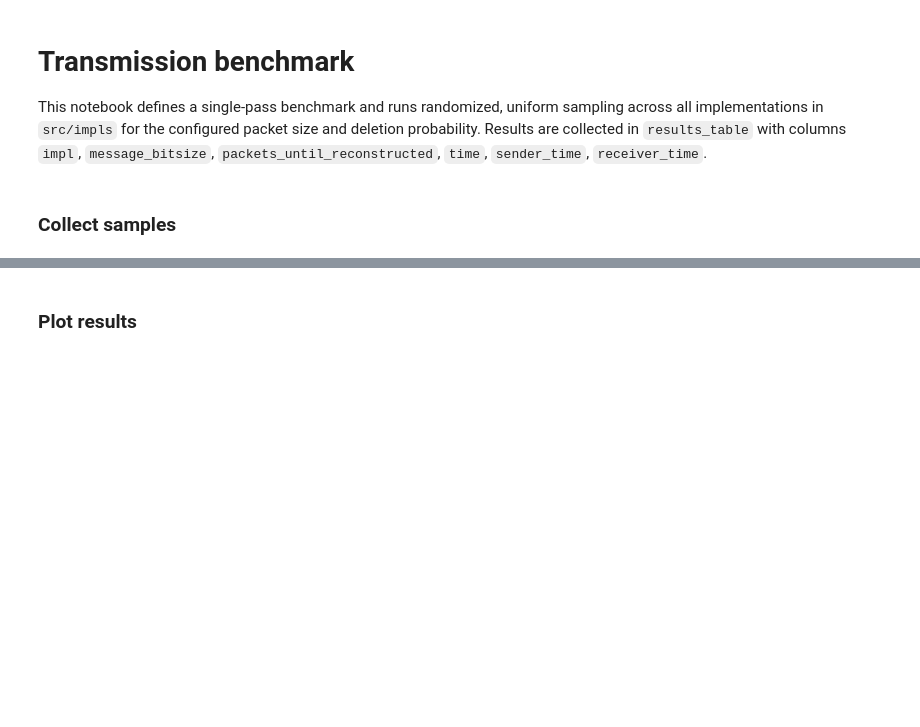
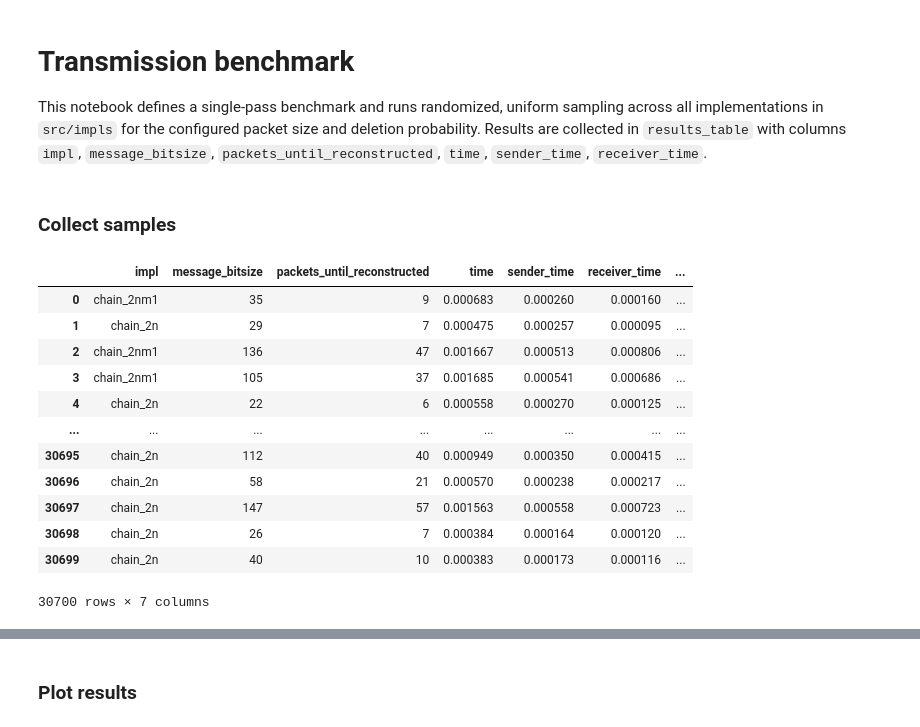
Before and after one commit to Senopiece/bottleneck_transmission, a Jupyter notebook: src/main.ipynb, the cells around one changed output, grey strips where cells are left out. Drawn from its saved outputs; the diff is of its cells as text; code cells hidden in the pictures; blank space fills up the shorter version.

Commit message:
switch to gilbert-eliot, impl expected_packets_until_reconstructed for lt

```diff
--- a/src/main.ipynb
+++ b/src/main.ipynb
@@ -6,7 +6,7 @@ This notebook defines a single-pass benchmark and runs randomized, uniform sampl
 ### Collect samples
 # %%
 import importlib
-from random import randint
+from typing import Tuple
 from joblib import Parallel, delayed
 import math
 import time
@@ -22,7 +22,7 @@ from impls._interface import Config, Deletion, Protocol
 # Config
 # -----------------------------
 packet_bitsize = 5
-DELETION_PROB = 0.01
+GILBERT_ELIOTT = (0.01, 0.99, 1.0, 0.0)  # P(G->B), P(B->G), P(1 | G), P(1 | B)
 SAMPLING_DENSITY = 100.0
 CHUNK_SIZE = 100  # "emit an event every 100 samples" -> one task per 100
 N_WORKERS = -1  # -1 = use all cores; or set int like 8
@@ -35,9 +35,11 @@ def benchmark_single_pass(
     name: str,
     message_bitsize: int,
     protocol: Protocol,
+    gilbert_eliott_k: Tuple[float, float, float, float],  # pGB, pBG, pG, pB
     max_iters: int = 10000,
-    deletion_prob: float = 0.1,
 ):
+    pGB, pBG, pG, pB = gilbert_eliott_k
+
     start_time = time.perf_counter()
     sender_time = 0.0
     receiver_time = 0.0
@@ -65,19 +67,17 @@ def benchmark_single_pass(
     packets_until_reconstructed = 0
 
     try:
-        # Simulate unknown start
-        for _ in range(randint(1, 100)):
-            next_sample()
-
-        # Simulate transmission with deletions
+        # Simulate transmission with skips
         prev_was_deletion = True
         t = time.perf_counter()
         progress = next(estimator)
         receiver_time += time.perf_counter() - t
+        is_in_good_state = False
         while True:
             packet = next_sample()
 
-            if np.random.rand() < deletion_prob:
+            obs_p = pG if is_in_good_state else pB
+            if np.random.rand() > obs_p:
                 if not prev_was_deletion:
                     t = time.perf_counter()
                     progress = estimator.send(Deletion)
@@ -88,6 +88,11 @@ def benchmark_single_pass(
                 progress = estimator.send(packet)
                 receiver_time += time.perf_counter() - t
                 prev_was_deletion = False
+
+            trans_p = pGB if is_in_good_state else pBG
+
+            if np.random.rand() < trans_p:
+                is_in_good_state = not is_in_good_state
 
             packets_until_reconstructed += 1
             if packets_until_reconstructed > max_iters:
@@ -114,7 +119,7 @@ def benchmark_single_pass(
             total_time,
             sender_time,
             receiver_time,
-            is_correct,
+            0.0 if is_correct else 1.0,
         )
 
     raise RuntimeError("Unreachable")
@@ -196,34 +201,69 @@ def run_chunk(n_in_chunk: int, seed: int, impl_specs_local):
                 impl_name,
                 message_bitsize,
                 protocol,
-                deletion_prob=DELETION_PROB,
+                GILBERT_ELIOTT,
             )
         )
         rows.append(
             [
                 impl_name,
                 message_bitsize,
                 packets,
                 total_time,
                 sender_time,
                 receiver_time,
                 is_correct,
             ]
         )
 
     return rows
 
 
 # -----------------------------
 # Launch: tqdm advances once per finished chunk
 # -----------------------------
 
 # Make task sizes: mostly CHUNK_SIZE, last one smaller
 task_sizes = [CHUNK_SIZE] * (n_tasks - 1) + [samples - CHUNK_SIZE * (n_tasks - 1)]
 seeds = np.random.SeedSequence(12345).spawn(n_tasks)  # reproducible-ish across runs
 
 
 results_chunks = Parallel(n_jobs=N_WORKERS, prefer="processes")(
     delayed(run_chunk)(task_sizes[i], int(seeds[i].generate_state(1)[0]), impl_specs)
     for i in tqdm(range(n_tasks), desc="Benchmarking", total=n_tasks)
 )
+
+# -----------------------------
+# Collect into pd data frame
+# -----------------------------
+
+all_rows = [row for chunk in results_chunks for row in chunk]
+
+results_table = pd.DataFrame(
+    all_rows,
+    columns=[
+        "impl",
+        "message_bitsize",
+        "packets_until_reconstructed",
+        "time",
+        "sender_time",
+        "receiver_time",
+        "is_incorrect_reconstruction",
+    ],
+)
+
+results_table
+# %% [output]
+|  | impl | message_bitsize | packets_until_reconstructed | time | sender_time | receiver_time | ... |
+| 0 | chain_2nm1 | 35 | 9 | 0.000683 | 0.000260 | 0.000160 | ... |
+| 1 | chain_2n | 29 | 7 | 0.000475 | 0.000257 | 0.000095 | ... |
+| 2 | chain_2nm1 | 136 | 47 | 0.001667 | 0.000513 | 0.000806 | ... |
+| 3 | chain_2nm1 | 105 | 37 | 0.001685 | 0.000541 | 0.000686 | ... |
+| 4 | chain_2n | 22 | 6 | 0.000558 | 0.000270 | 0.000125 | ... |
+| ... | ... | ... | ... | ... | ... | ... | ... |
+| 30695 | chain_2n | 112 | 40 | 0.000949 | 0.000350 | 0.000415 | ... |
+| 30696 | chain_2n | 58 | 21 | 0.000570 | 0.000238 | 0.000217 | ... |
+| 30697 | chain_2n | 147 | 57 | 0.001563 | 0.000558 | 0.000723 | ... |
+| 30698 | chain_2n | 26 | 7 | 0.000384 | 0.000164 | 0.000120 | ... |
+| 30699 | chain_2n | 40 | 10 | 0.000383 | 0.000173 | 0.000116 | ... |
+30700 rows × 7 columns
```
Also changed, not shown: parts of 2 cells of this notebook, 2 other files.
